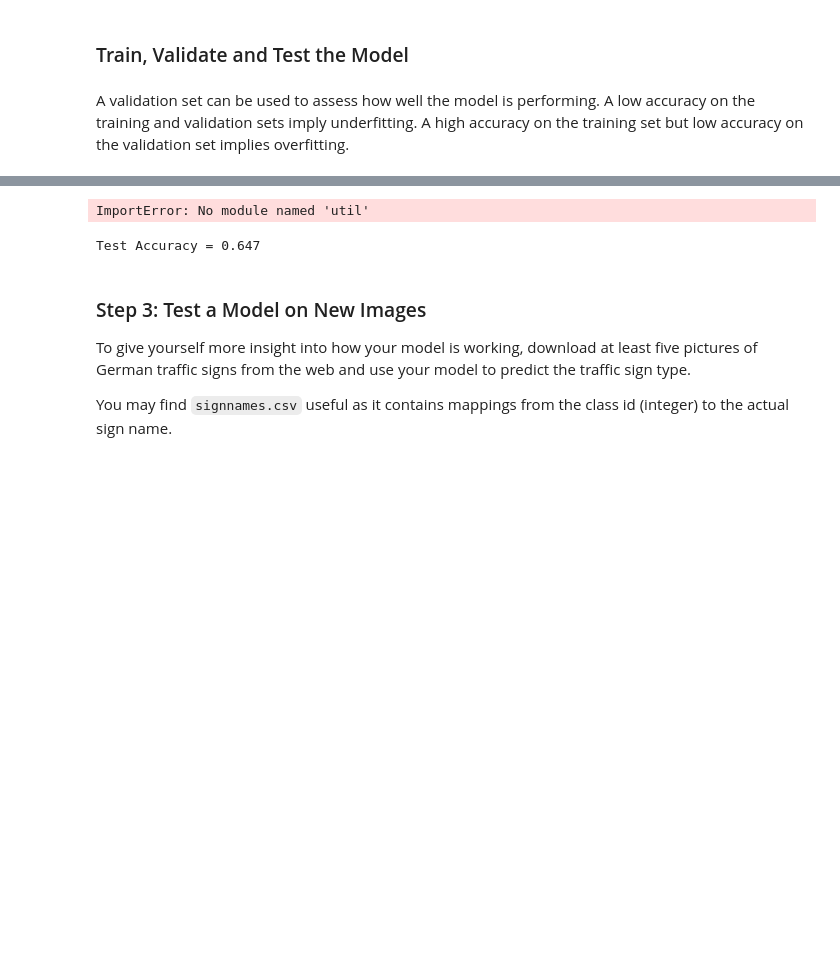
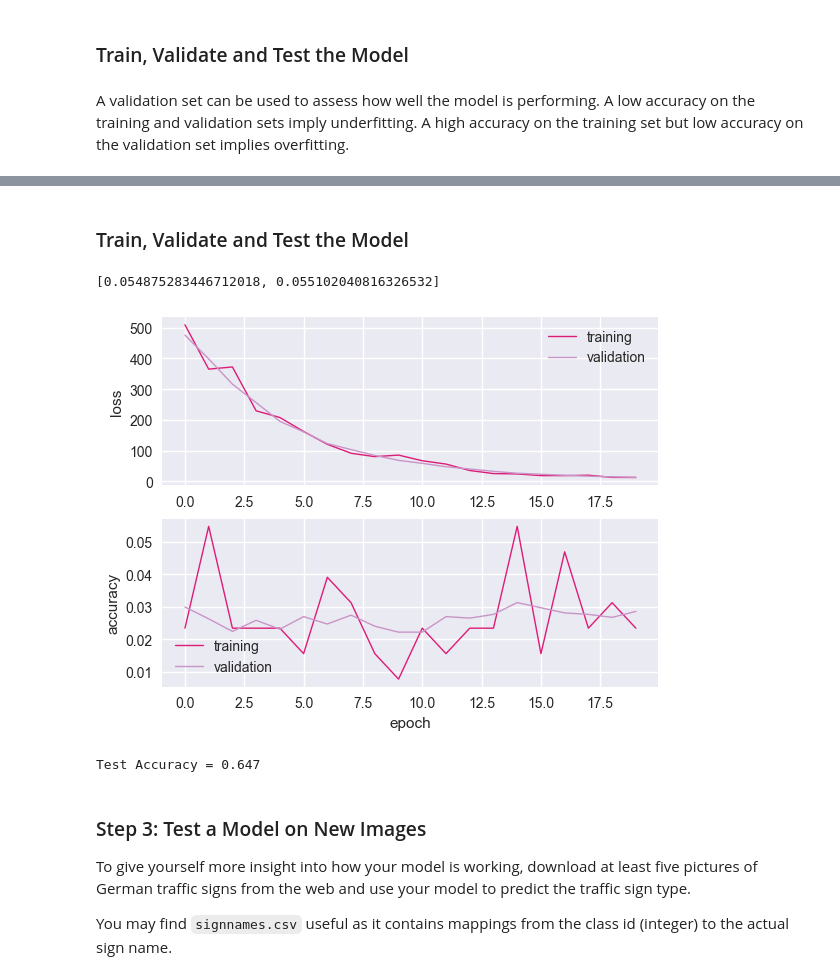
Before and after one commit to cristianku/CarND-Traffic-Sign-Classifier-Project, a Jupyter notebook: Traffic_Sign_Classifier.ipynb, the cells around one changed output, grey strips where cells are left out. Cells and saved outputs as stored; diff of their text form; code cells hidden in the pictures; blank space fills up the shorter version.

```diff
--- a/Traffic_Sign_Classifier.ipynb
+++ b/Traffic_Sign_Classifier.ipynb
@@ -283,6 +283,7 @@ saver = tf.train.Saver()
 def evaluate(X_data, y_data):
     num_examples = len(X_data)
     total_accuracy = 0
+    total_loss = 0
     sess = tf.get_default_session()
     for offset in range(0, num_examples, BATCH_SIZE):
         batch_x, batch_y = X_data[offset:offset+BATCH_SIZE], y_data[offset:offset+BATCH_SIZE]
@@ -303,10 +304,11 @@ X_train, y_train = shuffle(X_train, y_train)
 # Set the learning r
 rate = 0.001
 dropout = 0.1
-EPOCHS = 2
+EPOCHS = 20
 BATCH_SIZE = 128
-SAMPLE_TO_PROCESS_PER_EPOCH = len(X_train)
+#SAMPLE_TO_PROCESS_PER_EPOCH = len(X_train)
 #SAMPLE_TO_PROCESS_PER_EPOCH = int(len(X_train) / 10 )
+SAMPLE_TO_PROCESS_PER_EPOCH = 100
 
 training_accuracies = []
 val_accuracies = []
@@ -333,7 +335,7 @@ with tf.Session() as sess:
 
         # FOR EACH EPOCH: Calculate the loss and Accuracy on Entire Training Set
         tr_loss, tr_acc = sess.run([loss_operation, accuracy_operation],
-                                   feed_dict={x: X_train, y: y_train, keep_prob: dropout})
+                                   feed_dict={x: batch_x, y: batch_y, keep_prob: dropout})
         training_losses.append(tr_loss)
         training_accuracies.append(tr_acc)
 
@@ -354,36 +370,39 @@ import seaborn as sbs;
+# %% [markdown]
+### Train, Validate and Test the Model
 # %%
 #Plot  the learning curves:
+import seaborn as sbs;
 
-import util
 
 print ( validation_accuracies)
 #util.plot_learning_curves(training_losses, training_accuracies, dev_losses, validation_accuracies)
 
 import seaborn as sbs;
 sbs.set()
 
 epochs = np.arange(len(training_losses))
 
 plt.subplot(2, 1, 1)
-plt.plot(epochs, training_losses, color='#dd1c77', linewidth=2.0, label='training')
-plt.plot(epochs, val_losses, color='#c994c7', linewidth=2.0, label='dev')
+plt.plot(epochs, training_losses, color='#dd1c77', linewidth=1.0, label='training')
+plt.plot(epochs, val_losses, color='#c994c7', linewidth=1.0, label='validation')
 
 # plt.xlabel('epoch')
 plt.ylabel('loss')
 plt.legend()
 
 plt.subplot(2, 1, 2)
-plt.plot(epochs, training_accuracies, color='#dd1c77', linewidth=2.0, label='training')
-plt.plot(epochs, val_accuracies, color='#c994c7', linewidth=2.0, label='dev')
+plt.plot(epochs, training_accuracies, color='#dd1c77', linewidth=1.0, label='training')
+plt.plot(epochs, val_accuracies, color='#c994c7', linewidth=1.0, label='validation')
 
 plt.xlabel('epoch')
 plt.ylabel('accuracy')
 plt.legend()
 
 plt.savefig('learning_curves.jpg')
 plt.show()
 # %% [output]
-ImportError: No module named 'util'
+[0.054875283446712018, 0.055102040816326532]
+[figure, added]
 # %%
 with tf.Session() as sess:
     sess.run(tf.global_variables_initializer())
```
Also changed, not shown: parts of 2 cells of this notebook, 4 other files.
